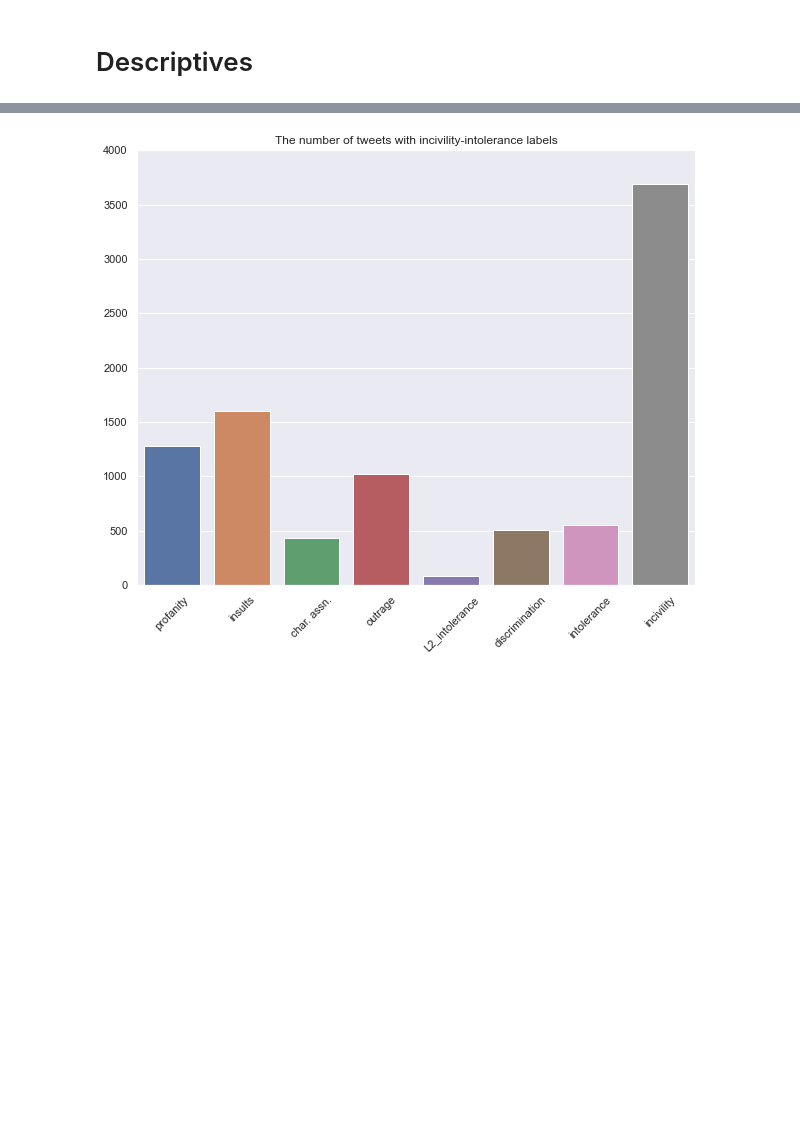
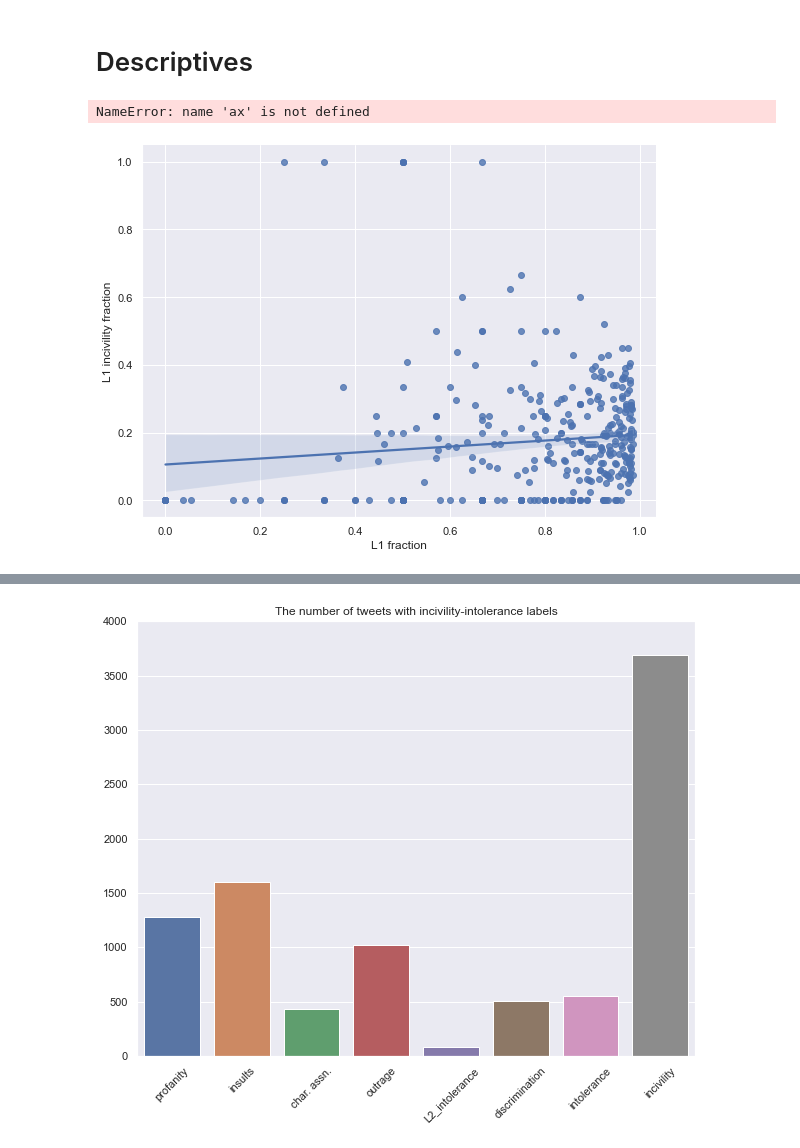
Before and after one commit to ebrahimifard/incivility_analysis, a Jupyter notebook: code/network_construction.ipynb, the cells around one changed output, grey strips where cells are left out. Drawn from its saved outputs; the diff is of its cells as text; code cells hidden in the pictures; blank space fills up the shorter version.

```diff
--- a/code/network_construction.ipynb
+++ b/code/network_construction.ipynb
@@ -615,2 +627,45 @@ for conv_id, conv in tqdm(enumerate(conversations)):
 # %% [markdown]
 # Descriptives
+# %%
+conv_lbl_vp_frac = {}
+conv_lbl_vp_count = {}
+subgraphs=list(relevant_modified_hyper_network_with_attributes.subgraph(c) for c in nx.connected_components(relevant_modified_hyper_network_with_attributes.to_undirected()))
+for component in tqdm(subgraphs):
+    for node in list(component.nodes):
+        c_id = component.nodes[node]['conv_id']
+        if c_id not in conv_lbl_vp_count.keys():
+            conv_lbl_vp_count[c_id] = {"L1":0, "L2":0, "L3":0, "L4":0, "L1_inc":0, "L2_inc":0, "L3_inc":0, "L4_inc":0}
+        n_lbl = component.nodes[node]['label']
+        inc_status = component.nodes[node]['incivility']
+        conv_lbl_vp_count[c_id][n_lbl] += 1
+        conv_lbl_vp_count[c_id][n_lbl+"_inc"] += inc_status
+# %%
+for co_id, co in conv_lbl_vp_count.items():
+    conv_lbl_vp_frac[co_id] = {"L1_frac":0, "L2_frac":0, "L3_frac":0, "L4_frac":0, "L1_inc_frac":0, "L2_inc_frac":0, "L3_inc_frac":0, "L4_inc_frac":0}
+
+    denom = co["L1"]+co["L2"]+co["L3"]+co["L4"]
+    conv_lbl_vp_frac[co_id]["L1_frac"] = co["L1"]/denom
+    conv_lbl_vp_frac[co_id]["L2_frac"] = co["L2"]/denom
+    conv_lbl_vp_frac[co_id]["L3_frac"] = co["L3"]/denom
+    conv_lbl_vp_frac[co_id]["L4_frac"] = co["L4"]/denom
+
+    conv_lbl_vp_frac[co_id]["L1_inc_frac"] = co["L1_inc"] / co["L1"] if co["L1"]!=0 else 0
+    conv_lbl_vp_frac[co_id]["L2_inc_frac"] = co["L2_inc"] / co["L2"] if co["L2"]!=0 else 0
+    conv_lbl_vp_frac[co_id]["L3_inc_frac"] = co["L3_inc"] / co["L3"] if co["L3"]!=0 else 0
+    conv_lbl_vp_frac[co_id]["L4_inc_frac"] = co["L4_inc"] / co["L4"] if co["L4"]!=0 else 0
+# %%
+conv_lbl_vp_frac_df = pd.DataFrame.from_dict(conv_lbl_vp_frac, orient='index')
+# %%
+g = sns.lmplot(x="L1_frac", y="L1_inc_frac", data=conv_lbl_vp_frac_df[["L1_frac", "L1_inc_frac"]], height=6, aspect=1.34, legend=True)
+
+g.ax.set_ylabel("L1 incivility fraction")
+g.ax.set_xlabel("L1 fraction")
+# g.ax.legend(ncol=1, loc=2)
+
+plt.tight_layout()
+
+plt.savefig("./../"+output_path+"/figures/"+"L1_inc_frac.png", bbox_inches="tight")
+plt.show()
+# %% [output]
+NameError: name 'ax' is not defined
+[figure, added]
```
Also changed, not shown: parts of 6 cells of this notebook, 2 other files.
